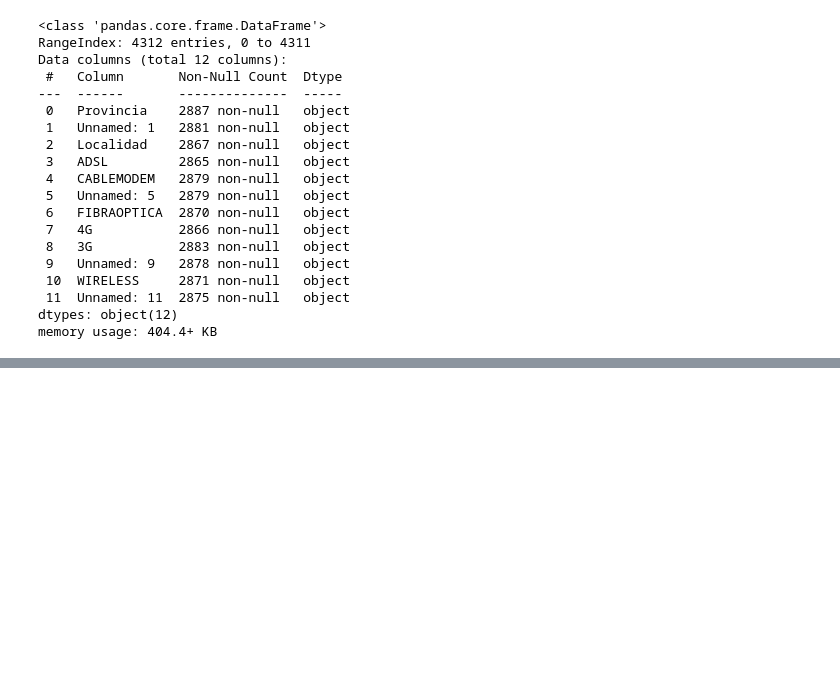
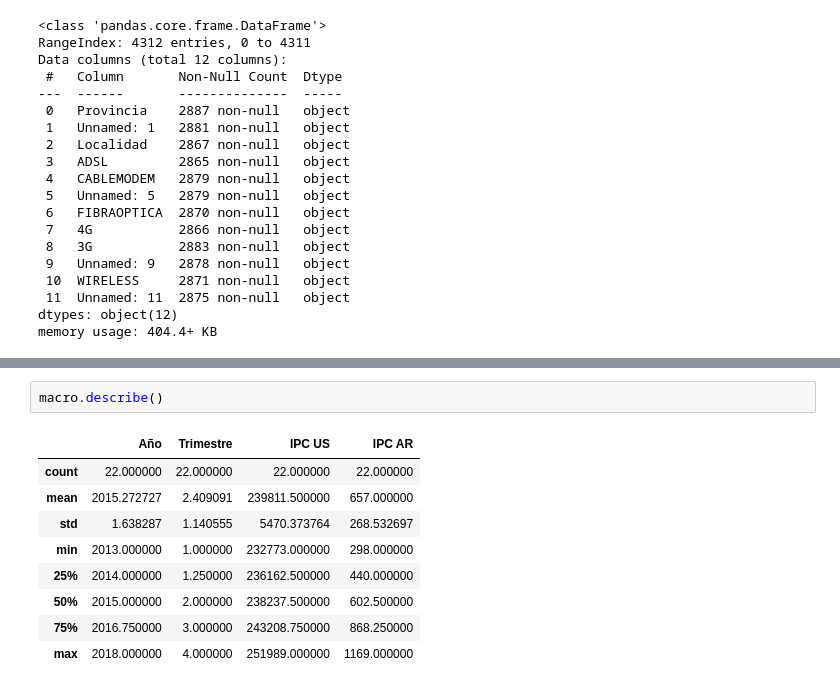
Before and after one commit to Bearodriguez2022/repositorio-Henry, a Jupyter notebook: EDA.ipynb, the cells around one changed output, grey strips where cells are left out. Drawn from its saved outputs; the diff is of its cells as text; blank space fills up the shorter version.

```diff
--- a/EDA.ipynb
+++ b/EDA.ipynb
@@ -680,0 +711,12 @@ memory usage: 404.4+ KB
+# %%
+macro.describe()
+# %% [output]
+|  | Año | Trimestre | IPC US | IPC AR |
+| count | 22.000000 | 22.000000 | 22.000000 | 22.000000 |
+| mean | 2015.272727 | 2.409091 | 239811.500000 | 657.000000 |
+| std | 1.638287 | 1.140555 | 5470.373764 | 268.532697 |
+| min | 2013.000000 | 1.000000 | 232773.000000 | 298.000000 |
+| 25% | 2014.000000 | 1.250000 | 236162.500000 | 440.000000 |
+| 50% | 2015.000000 | 2.000000 | 238237.500000 | 602.500000 |
+| 75% | 2016.750000 | 3.000000 | 243208.750000 | 868.250000 |
+| max | 2018.000000 | 4.000000 | 251989.000000 | 1169.000000 |
```
Also changed, not shown: parts of 15 cells of this notebook.
